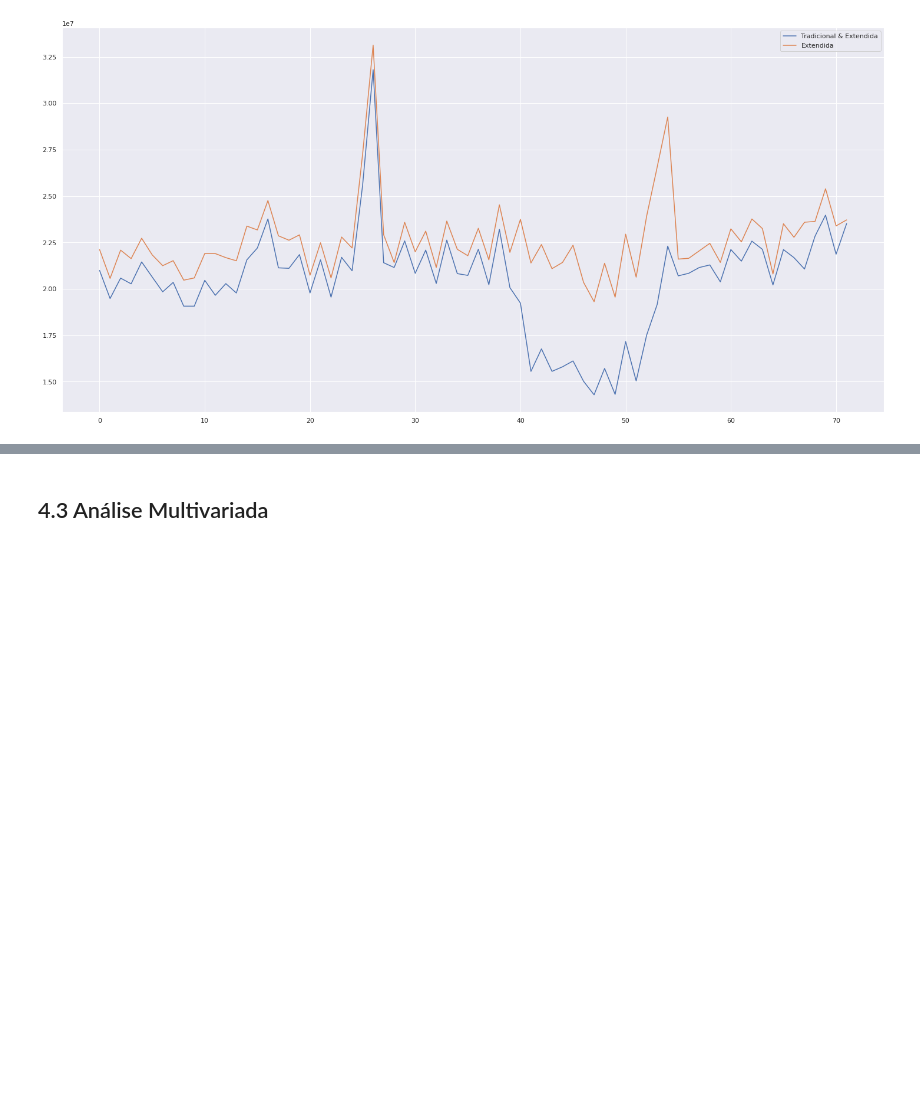
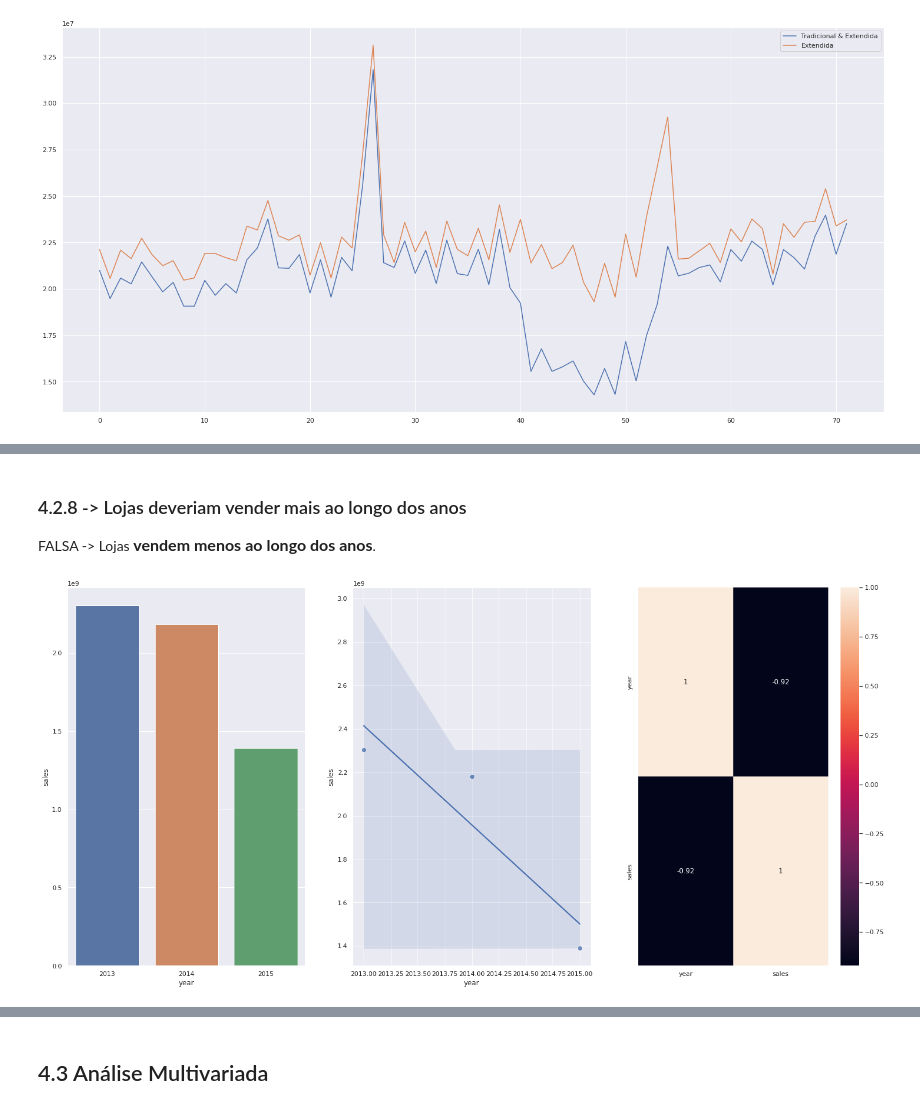
Before and after one commit to gustavo-moretto/Rossman-Sales-Prediction, a Jupyter notebook: rossmann_sales_prediction.ipynb, the cells around one changed output, grey strips where cells are left out. Cells and saved outputs as stored; diff of their text form; code cells hidden in the pictures; blank space fills up the shorter version.

```diff
--- a/rossmann_sales_prediction.ipynb
+++ b/rossmann_sales_prediction.ipynb
@@ -637,0 +654,16 @@ ax.legend(labels=['Tradicional & Extendida', 'Extendida']);
+# %% [markdown]
+### 4.2.8 -> Lojas deveriam vender mais ao longo dos anos
+FALSA -> Lojas <span style="font-size:16px"><b>vendem menos</b> </span><span style="font-size:16px"><b>ao longo dos anos</b></span>.
+# %%
+aux1 = df4[['sales','year']].groupby('year').sum().reset_index()
+
+plt.subplot(1,3,1)
+sns.barplot(x='year',y='sales',data=aux1);
+
+plt.subplot(1,3,2)
+sns.regplot(x='year',y='sales',data=aux1);
+
+plt.subplot(1,3,3)
+sns.heatmap(aux1.corr(method='pearson'), annot=True);
+# %% [output]
+[figure, added]
```
Also changed, not shown: parts of 16 cells of this notebook.
